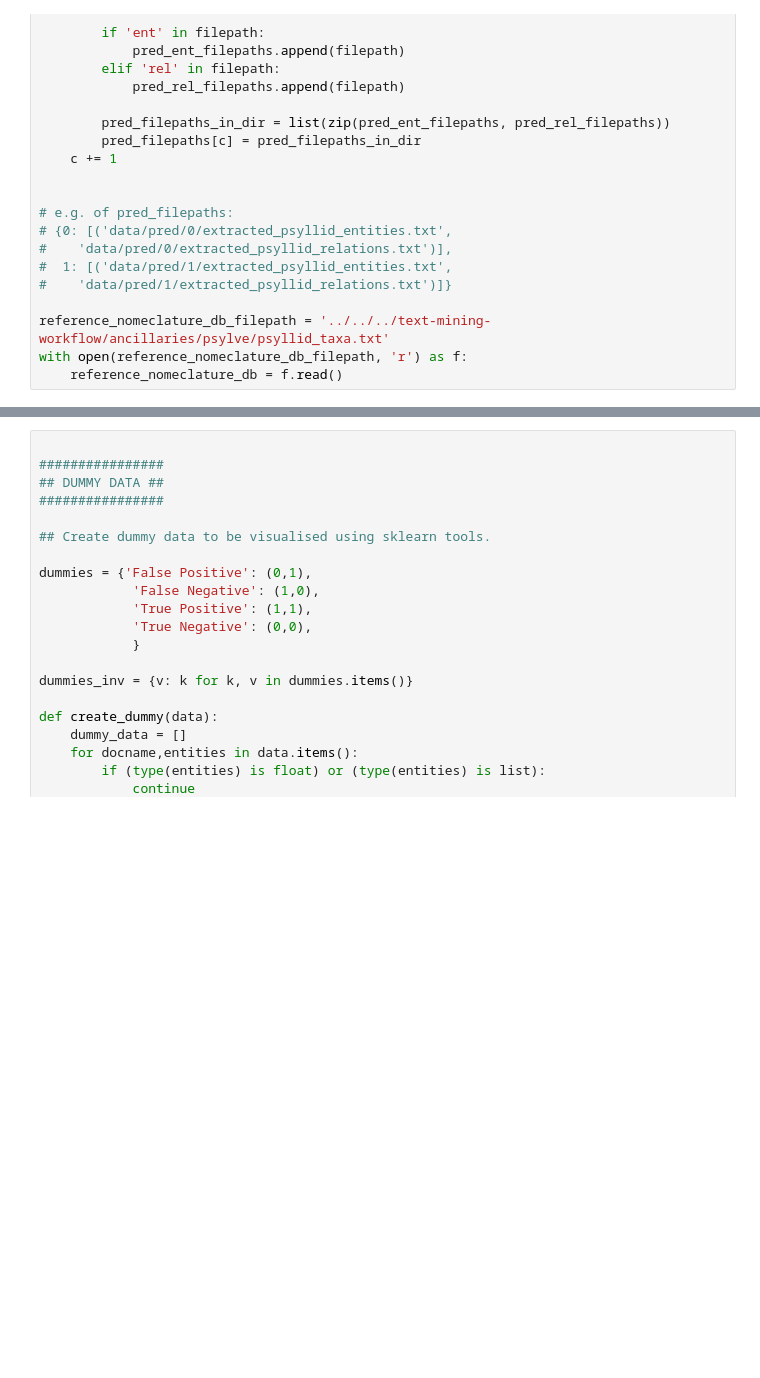
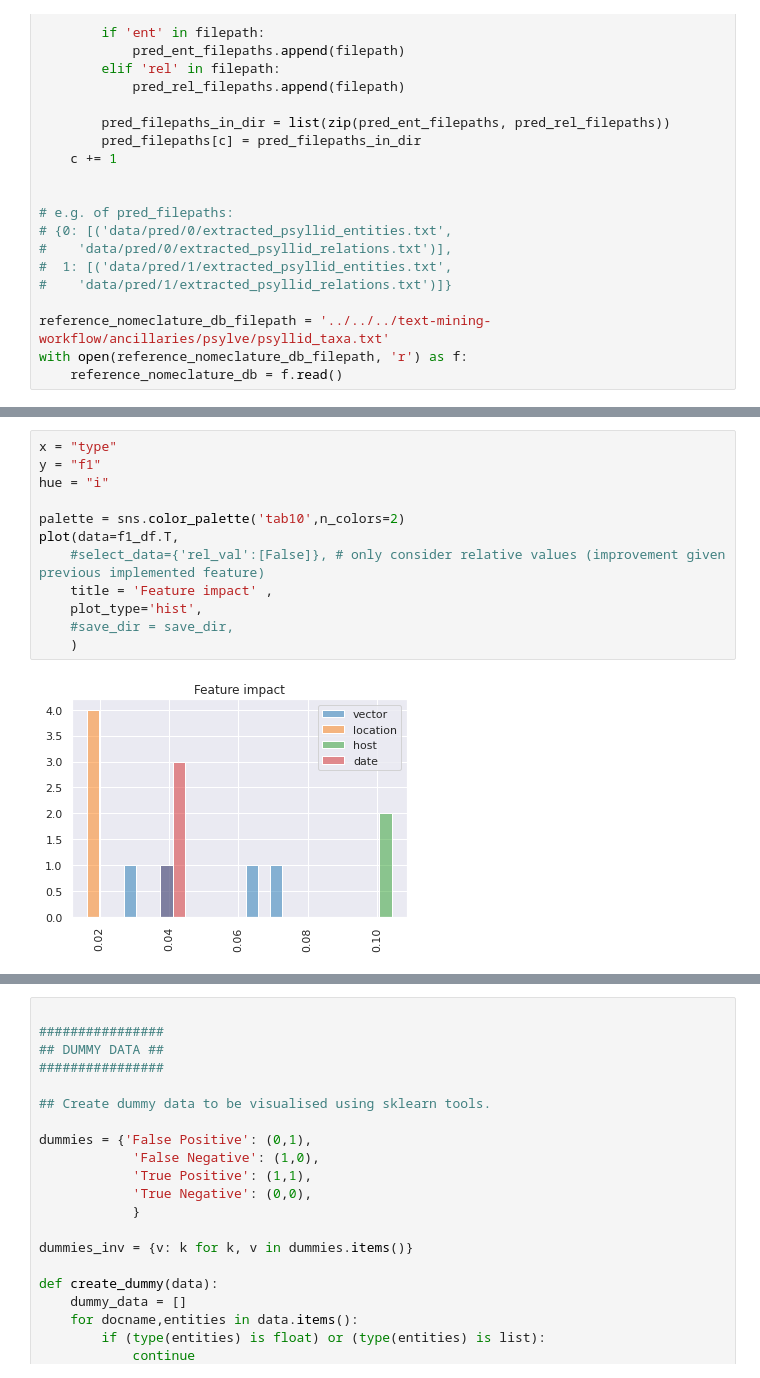
Before and after one commit to e-lubrini/psylve, a Jupyter notebook: src/evaluation/eval_pipeline.ipynb, the cells around one changed output, grey strips where cells are left out. Drawn from its saved outputs; the diff is of its cells as text; blank space fills up the shorter version.

```diff
--- a/src/evaluation/eval_pipeline.ipynb
+++ b/src/evaluation/eval_pipeline.ipynb
@@ -333,3 +348,17 @@ dict(ent_type_evals_tot)
+# %%
+x = "type"
+y = "f1"
+hue = "i"
+
+palette = sns.color_palette('tab10',n_colors=2)
+plot(data=f1_df.T,
+    #select_data={'rel_val':[False]}, # only consider relative values (improvement given previous implemented feature)
+    title = 'Feature impact' ,
+    plot_type='hist',
+    #save_dir = save_dir,
+    )
+# %% [output]
+[figure, added]
 # %%
 import sys
 import json
```
Also changed, not shown: parts of 11 cells of this notebook.
